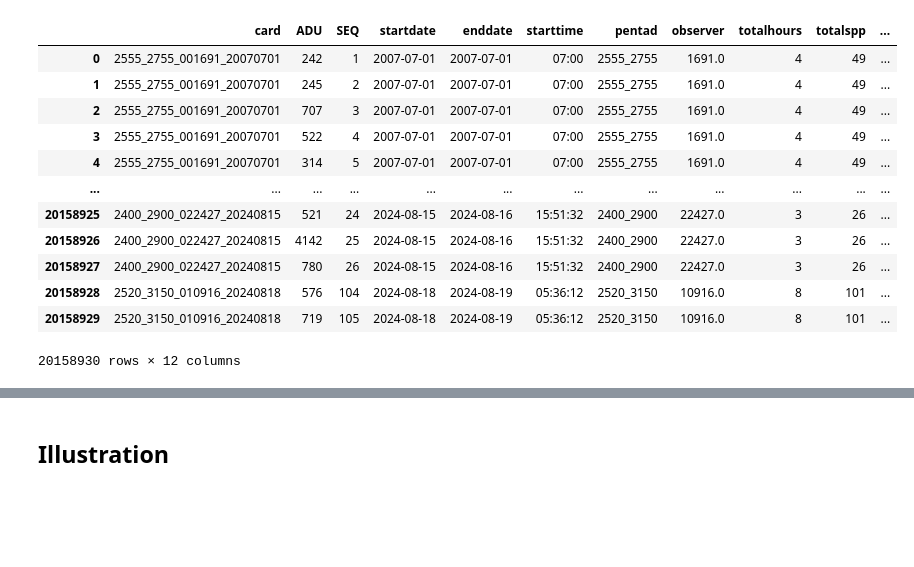
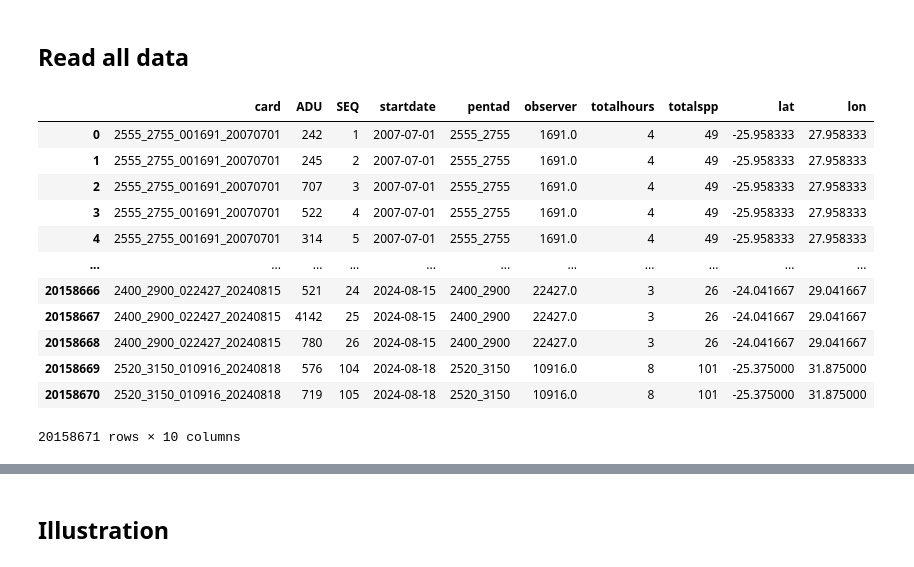
Before and after one commit to Rafnuss/eBird2ABAP, a Jupyter notebook: notebook/comparison.ipynb, the cells around one changed output, grey strips where cells are left out. Cells and saved outputs as stored; diff of their text form; code cells hidden in the pictures; blank space fills up the shorter version.

```diff
--- a/notebook/comparison.ipynb
+++ b/notebook/comparison.ipynb
@@ -14,3 +16,10 @@ from pentad2latlng import pentad2latlng
+# %%
+min_lat = -34.83  # Southernmost point (Cape Agulhas, South Africa)
+max_lat = 37.33  # Northernmost point (Ras ben Sakka, Tunisia)
+min_lon = -17.31  # Westernmost point (Cap Vert, Senegal)
+max_lon = 51.16  # Easternmost point (Ras Hafun, Somalia)
+# %% [markdown]
+## Read all data
 # %%
 ac = pd.read_csv(
     "/Users/rafnuss/Library/CloudStorage/Box-Box/eBird2ABAP/data/ABAP/1_s2_fp_headers.csv",
@@ -29,6 +38,13 @@ ac = pd.read_csv(
 )
 ac.drop(["starttime", "enddate"], axis=1, inplace=True)
 ac["lat"], ac["lon"] = pentad2latlng(ac["pentad"])
+# %%
+ac = ac[
+    (ac["lat"] >= min_lat)
+    & (ac["lat"] <= max_lat)
+    & (ac["lon"] >= min_lon)
+    & (ac["lon"] <= max_lon)
+]
 # %%
 ar = pd.read_csv(
     "/Users/rafnuss/Library/CloudStorage/Box-Box/eBird2ABAP/data/ABAP/1_s2_fp_records.csv",
@@ -41,21 +57,20 @@ ar = pd.read_csv(
 ar = ar[ar["card"].isin(ac["card"])]
 # %%
 a = pd.merge(ar, ac, how="left")
-a
 # %% [output]
-|  | card | ADU | SEQ | startdate | enddate | starttime | pentad | observer | totalhours | totalspp | ... |
-| 0 | 2555_2755_001691_20070701 | 242 | 1 | 2007-07-01 | 2007-07-01 | 07:00 | 2555_2755 | 1691.0 | 4 | 49 | ... |
-| 1 | 2555_2755_001691_20070701 | 245 | 2 | 2007-07-01 | 2007-07-01 | 07:00 | 2555_2755 | 1691.0 | 4 | 49 | ... |
-| 2 | 2555_2755_001691_20070701 | 707 | 3 | 2007-07-01 | 2007-07-01 | 07:00 | 2555_2755 | 1691.0 | 4 | 49 | ... |
-| 3 | 2555_2755_001691_20070701 | 522 | 4 | 2007-07-01 | 2007-07-01 | 07:00 | 2555_2755 | 1691.0 | 4 | 49 | ... |
-| 4 | 2555_2755_001691_20070701 | 314 | 5 | 2007-07-01 | 2007-07-01 | 07:00 | 2555_2755 | 1691.0 | 4 | 49 | ... |
-| ... | ... | ... | ... | ... | ... | ... | ... | ... | ... | ... | ... |
-| 20158925 | 2400_2900_022427_20240815 | 521 | 24 | 2024-08-15 | 2024-08-16 | 15:51:32 | 2400_2900 | 22427.0 | 3 | 26 | ... |
-| 20158926 | 2400_2900_022427_20240815 | 4142 | 25 | 2024-08-15 | 2024-08-16 | 15:51:32 | 2400_2900 | 22427.0 | 3 | 26 | ... |
-| 20158927 | 2400_2900_022427_20240815 | 780 | 26 | 2024-08-15 | 2024-08-16 | 15:51:32 | 2400_2900 | 22427.0 | 3 | 26 | ... |
-| 20158928 | 2520_3150_010916_20240818 | 576 | 104 | 2024-08-18 | 2024-08-19 | 05:36:12 | 2520_3150 | 10916.0 | 8 | 101 | ... |
-| 20158929 | 2520_3150_010916_20240818 | 719 | 105 | 2024-08-18 | 2024-08-19 | 05:36:12 | 2520_3150 | 10916.0 | 8 | 101 | ... |
+|  | card | ADU | SEQ | startdate | pentad | observer | totalhours | totalspp | lat | lon |
+| 0 | 2555_2755_001691_20070701 | 242 | 1 | 2007-07-01 | 2555_2755 | 1691.0 | 4 | 49 | -25.958333 | 27.958333 |
+| 1 | 2555_2755_001691_20070701 | 245 | 2 | 2007-07-01 | 2555_2755 | 1691.0 | 4 | 49 | -25.958333 | 27.958333 |
+| 2 | 2555_2755_001691_20070701 | 707 | 3 | 2007-07-01 | 2555_2755 | 1691.0 | 4 | 49 | -25.958333 | 27.958333 |
+| 3 | 2555_2755_001691_20070701 | 522 | 4 | 2007-07-01 | 2555_2755 | 1691.0 | 4 | 49 | -25.958333 | 27.958333 |
+| 4 | 2555_2755_001691_20070701 | 314 | 5 | 2007-07-01 | 2555_2755 | 1691.0 | 4 | 49 | -25.958333 | 27.958333 |
+| ... | ... | ... | ... | ... | ... | ... | ... | ... | ... | ... |
+| 20158666 | 2400_2900_022427_20240815 | 521 | 24 | 2024-08-15 | 2400_2900 | 22427.0 | 3 | 26 | -24.041667 | 29.041667 |
+| 20158667 | 2400_2900_022427_20240815 | 4142 | 25 | 2024-08-15 | 2400_2900 | 22427.0 | 3 | 26 | -24.041667 | 29.041667 |
+| 20158668 | 2400_2900_022427_20240815 | 780 | 26 | 2024-08-15 | 2400_2900 | 22427.0 | 3 | 26 | -24.041667 | 29.041667 |
+| 20158669 | 2520_3150_010916_20240818 | 576 | 104 | 2024-08-18 | 2520_3150 | 10916.0 | 8 | 101 | -25.375000 | 31.875000 |
+| 20158670 | 2520_3150_010916_20240818 | 719 | 105 | 2024-08-18 | 2520_3150 | 10916.0 | 8 | 101 | -25.375000 | 31.875000 |
-20158930 rows × 12 columns
+20158671 rows × 10 columns
 # %%
 ec = pd.read_csv(
     "../export/ebd_AFR_relJul-2024_20240829_224929_cards.csv",
```
Also changed, not shown: parts of 8 cells of this notebook, 3 other files.
